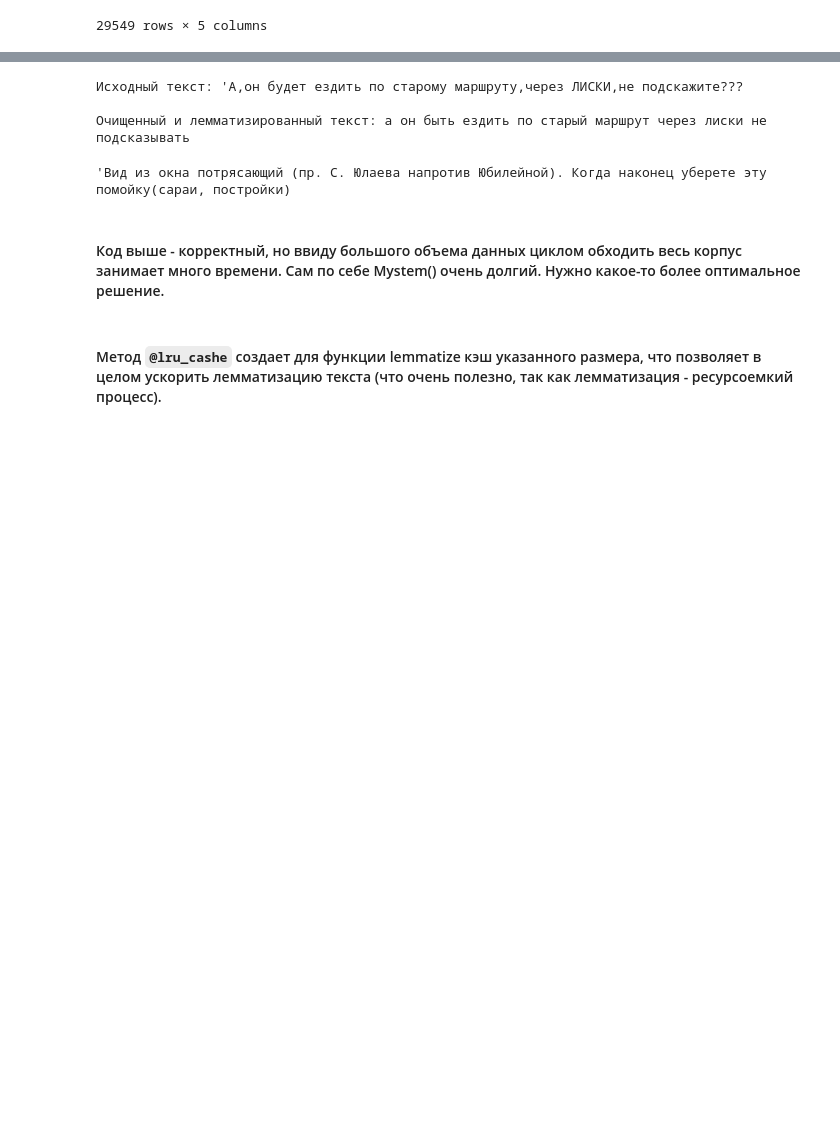
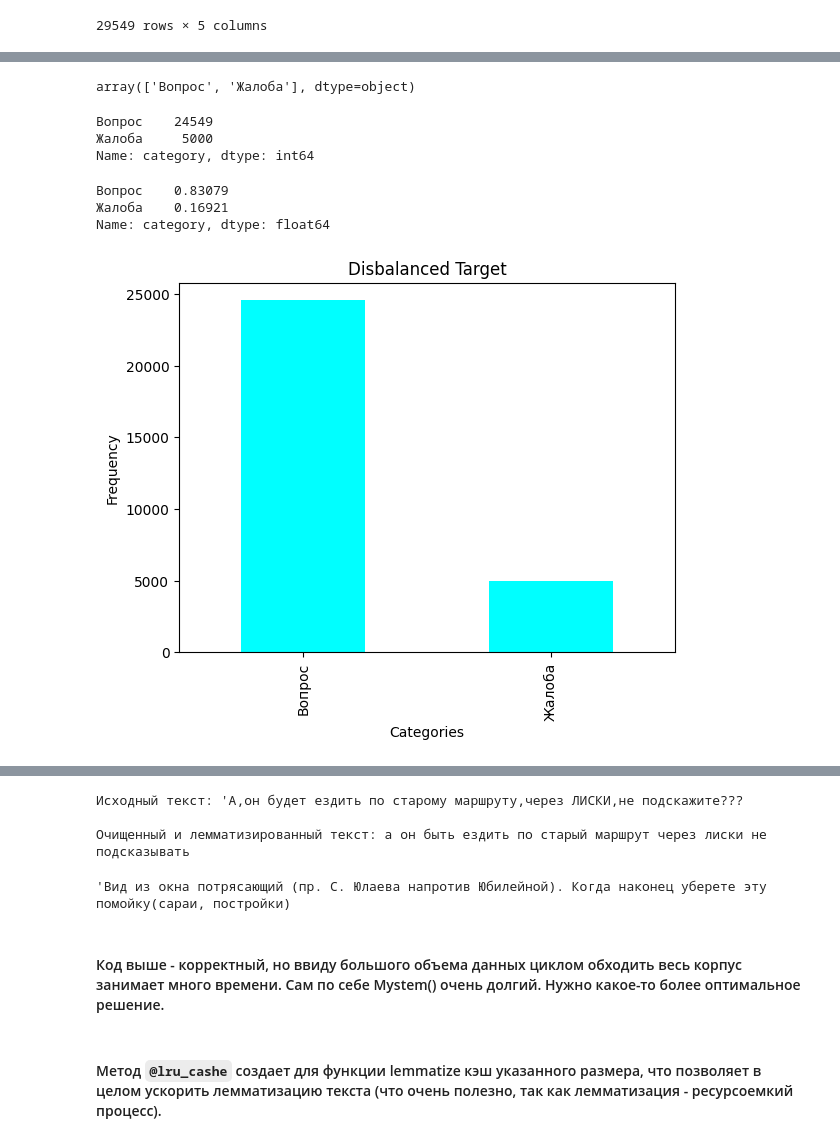
Before and after one commit to ybezginova2016/NLP_GovComplaintQuestionClassification, a Jupyter notebook: main.ipynb, the cells around one changed output, grey strips where cells are left out. Saved outputs shown, nothing was run; the diff lists cells and outputs as text; code cells hidden in the pictures; blank space fills up the shorter version.

```diff
--- a/main.ipynb
+++ b/main.ipynb
@@ -187,0 +230,26 @@ Index(['date', 'category', 'topic', 'municipality', 'text'], dtype='object')
+# %%
+d['category'].unique()
+# %% [output]
+array(['Вопрос', 'Жалоба'], dtype=object)
+# %%
+# проверка таргета на дисбаланс
+d['category'].value_counts()
+# %% [output]
+Вопрос    24549
+Жалоба     5000
+Name: category, dtype: int64
+# %%
+d['category'].value_counts() / (len(df))
+# %% [output]
+Вопрос    0.83079
+Жалоба    0.16921
+Name: category, dtype: float64
+# %%
+d['category'].value_counts().plot(kind='bar', color=['cyan'])
+
+plt.title('Disbalanced Target')
+plt.xlabel('Categories')
+plt.ylabel('Frequency')
+plt.show();
+# %% [output]
+[figure, added]
```
Also changed, not shown: parts of 58 cells of this notebook.
